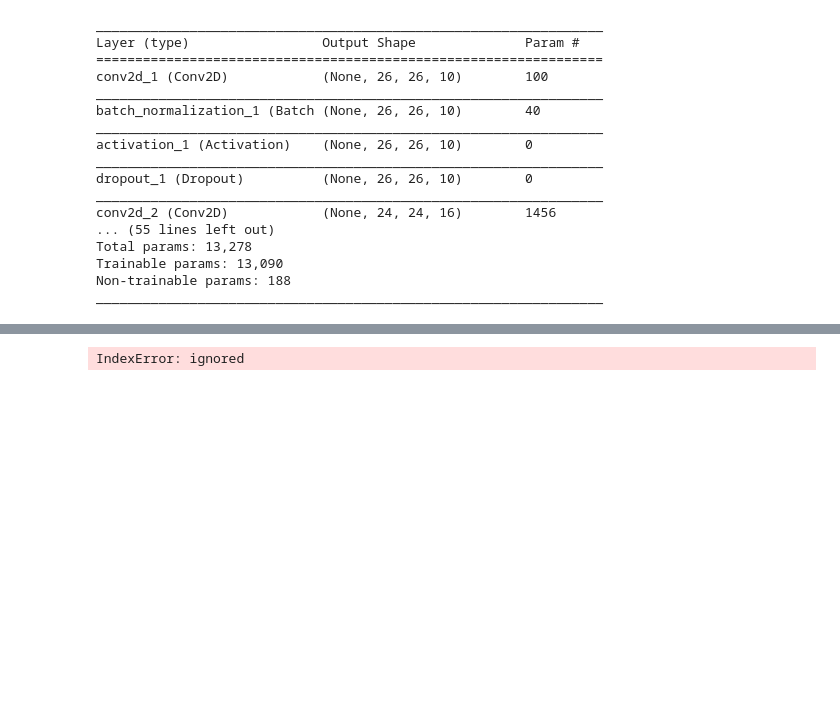
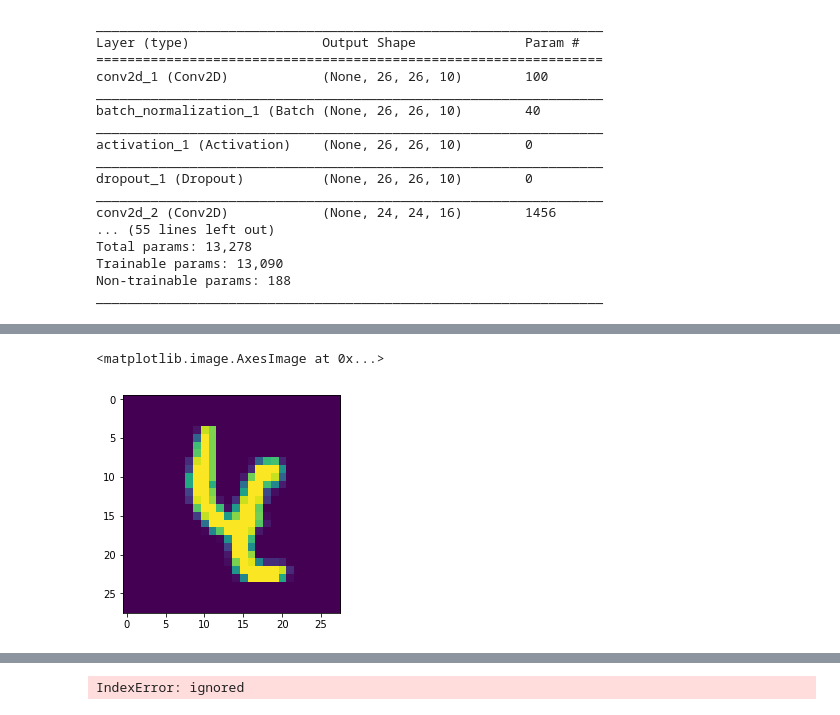
Before and after one commit to Curiousss/EVA, a Jupyter notebook: Assignment5/Session5DNN.ipynb, the cells around one changed output, grey strips where cells are left out. Saved outputs shown, nothing was run; the diff lists cells and outputs as text; code cells hidden in the pictures; blank space fills up the shorter version.

Commit message:
predict and display images

```diff
--- a/Assignment5/Session5DNN.ipynb
+++ b/Assignment5/Session5DNN.ipynb
@@ -185,3 +258,8 @@ Epoch 00030: LearningRateScheduler setting learning rate to 0.0002926544.
+# %%
+plt.imshow(test_data[160])
+# %% [output]
+<matplotlib.image.AxesImage at 0x...>
+[figure, added]
 # %%
 score = model.evaluate(X_test, Y_test, verbose=0)
 # %%
```
Also changed, not shown: parts of 8 cells of this notebook.
